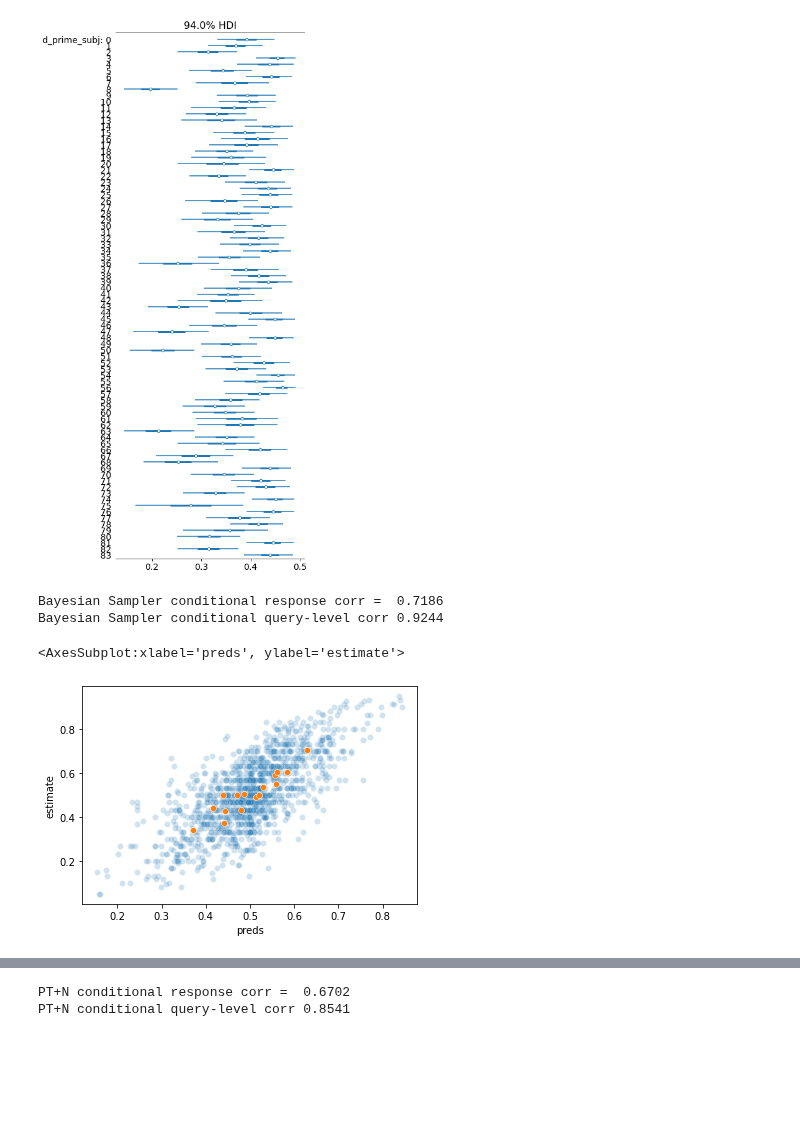
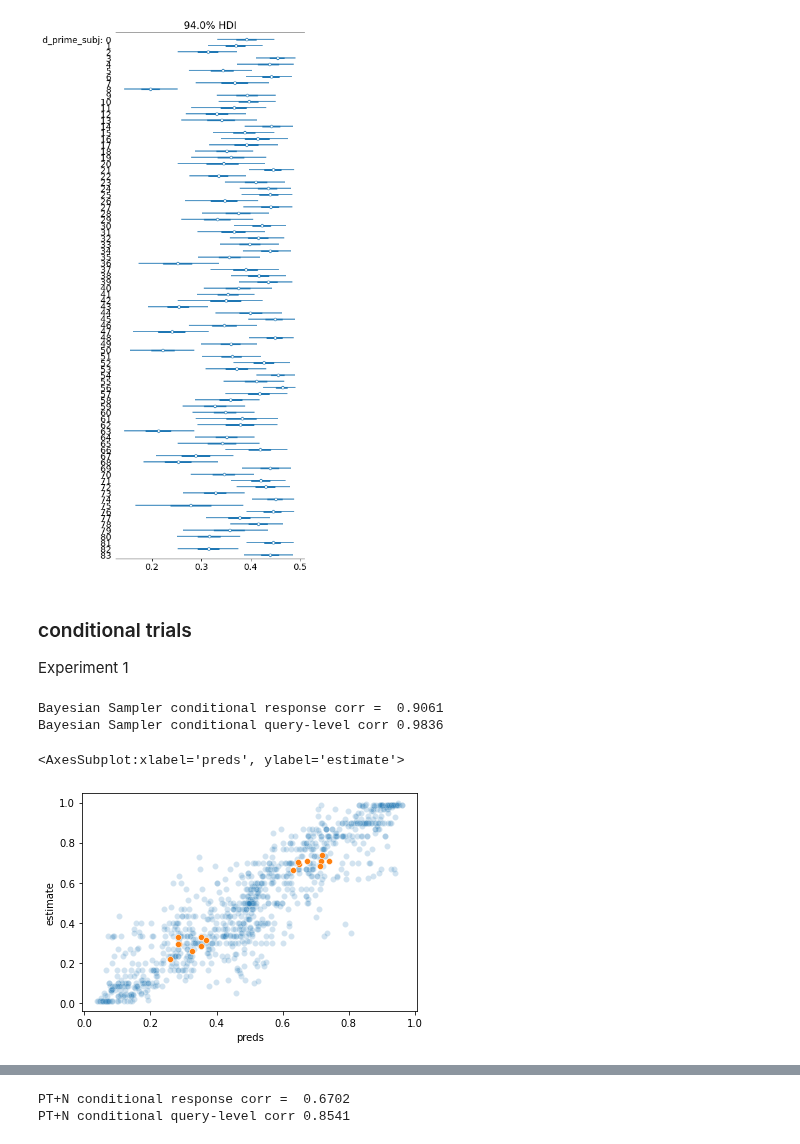
Before and after one commit to derekpowell/bayesian-sampler, a Jupyter notebook: bsampler-model-comp.ipynb, the cells around one changed output, grey strips where cells are left out. Drawn from its saved outputs; the diff is of its cells as text; code cells hidden in the pictures; blank space fills up the shorter version.

```diff
--- a/bsampler-model-comp.ipynb
+++ b/bsampler-model-comp.ipynb
@@ -237,23 +237,27 @@ az.plot_forest(data=model2, var_names=["d_prime_subj"], combined=True)
 array([<AxesSubplot:title={'center':'94.0% HDI'}>], dtype=object)
 [figure]
 [figure]
+# %% [markdown]
+### conditional trials
+
+Experiment 1
 # %%
 # zoom in on conditional trials
 import seaborn as sns
-d = df2
-d["preds"] = fits["exp2"]["Unrestricted BS hier."].posterior_predictive.mean(dim=['chain', 'draw']).yhat
+d = df1
+d["preds"] = fits["exp1"]["Unrestricted BS hier."].posterior_predictive.mean(dim=['chain', 'draw']).yhat
 d = d[d.querytype.transform(is_cond).astype("bool")]
 trial_df = (d
                 .groupby(["querytype", "querydetail"])
                 .agg({"preds":"mean", "estimate":"mean"}).reset_index()
                )
 
 print("Bayesian Sampler conditional response corr = ", np.round(np.corrcoef(d.estimate, d.preds)[0,1],4))
 sns.scatterplot(x = d.preds, y = d.estimate, alpha=.2)
 print("Bayesian Sampler conditional query-level corr", np.round(np.corrcoef(trial_df.estimate, trial_df.preds)[0,1],4))
 sns.scatterplot(x = trial_df.preds, y = trial_df.estimate)
 # %% [output]
-Bayesian Sampler conditional response corr =  0.7186
-Bayesian Sampler conditional query-level corr 0.9244
+Bayesian Sampler conditional response corr =  0.9061
+Bayesian Sampler conditional query-level corr 0.9836
 <AxesSubplot:xlabel='preds', ylabel='estimate'>
-[figure, old version]
+[figure, new version]
```
Also changed, not shown: parts of 7 cells of this notebook, 12 other files.
